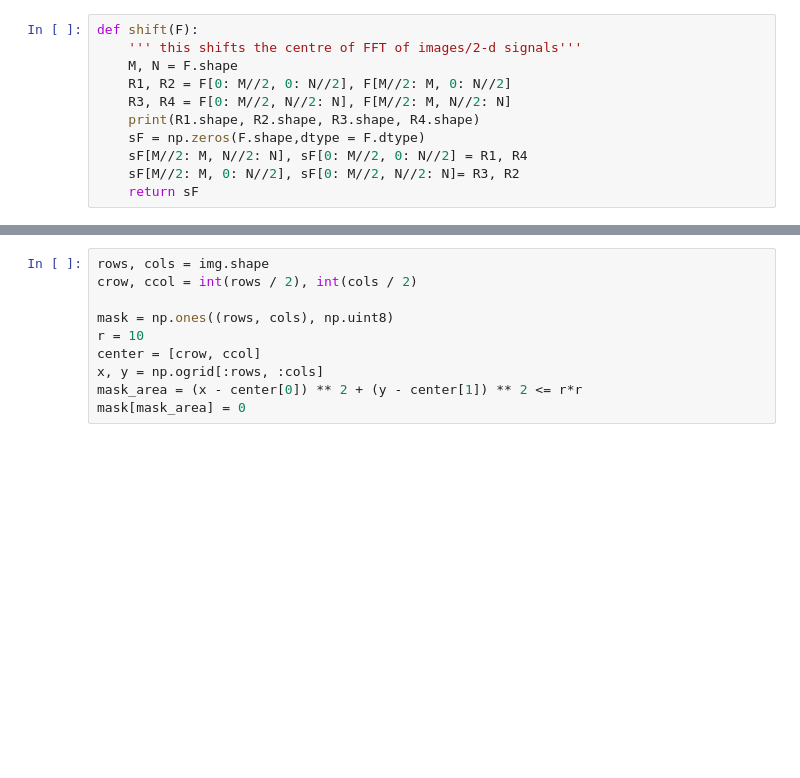
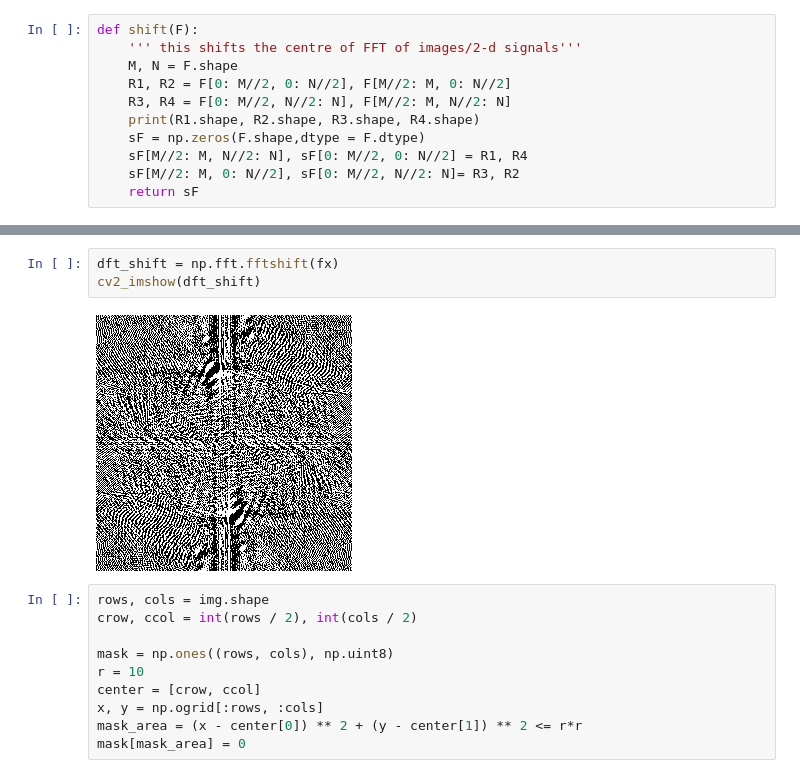
Before and after one commit to saptarshidatta96/MTech_Sem3, a Jupyter notebook: CV_Assignment2.ipynb, the cells around one changed output, grey strips where cells are left out. Cells and saved outputs as stored; diff of their text form; blank space fills up the shorter version.

```diff
--- a/CV_Assignment2.ipynb
+++ b/CV_Assignment2.ipynb
@@ -107,3 +107,8 @@ cv2_imshow(sF)
+# %%
+dft_shift = np.fft.fftshift(fx)
+cv2_imshow(dft_shift)
+# %% [output]
+[figure, added]
 # %%
 rows, cols = img.shape
 crow, ccol = int(rows / 2), int(cols / 2)
```
Also changed, not shown: parts of 9 cells of this notebook.
